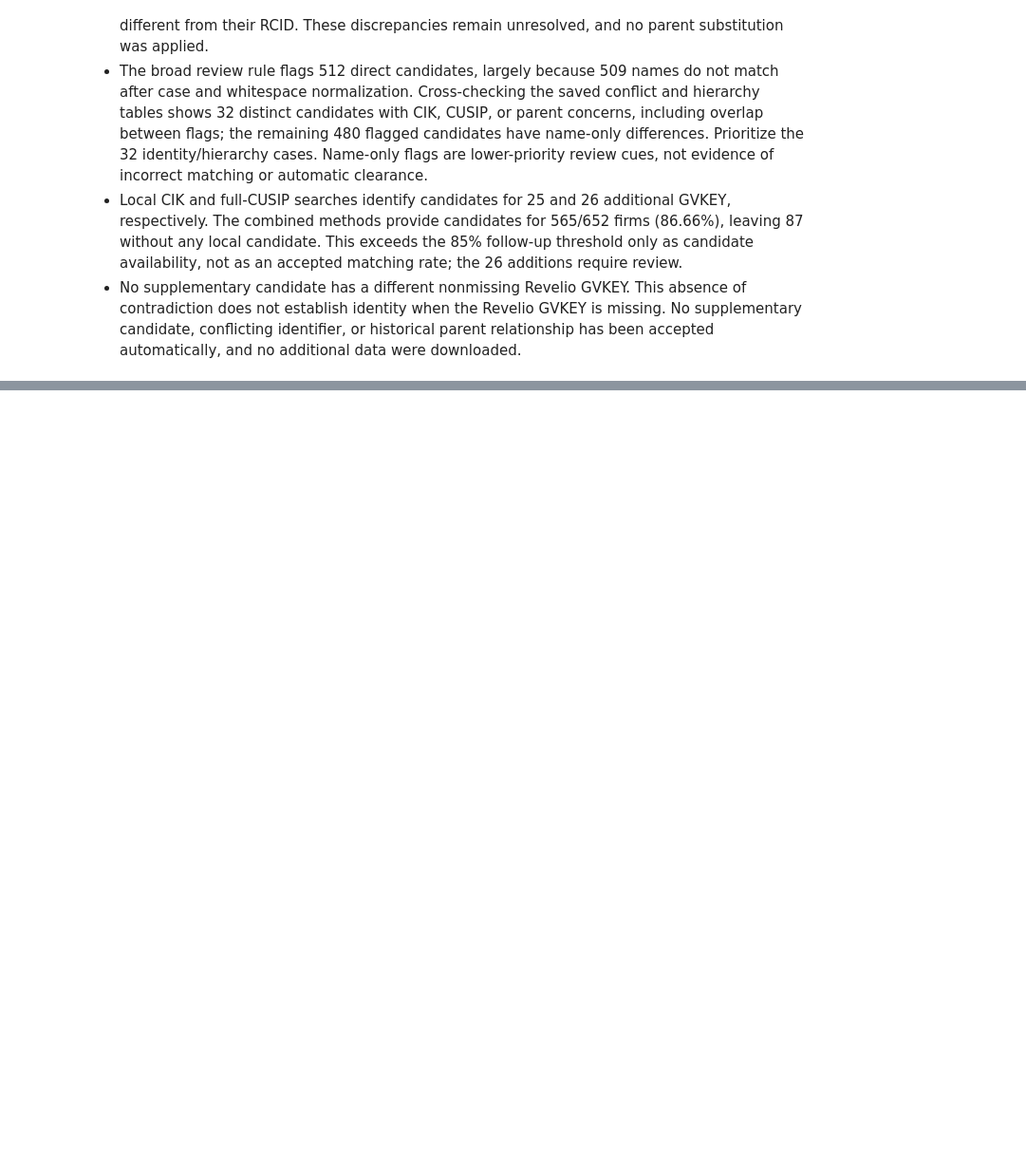
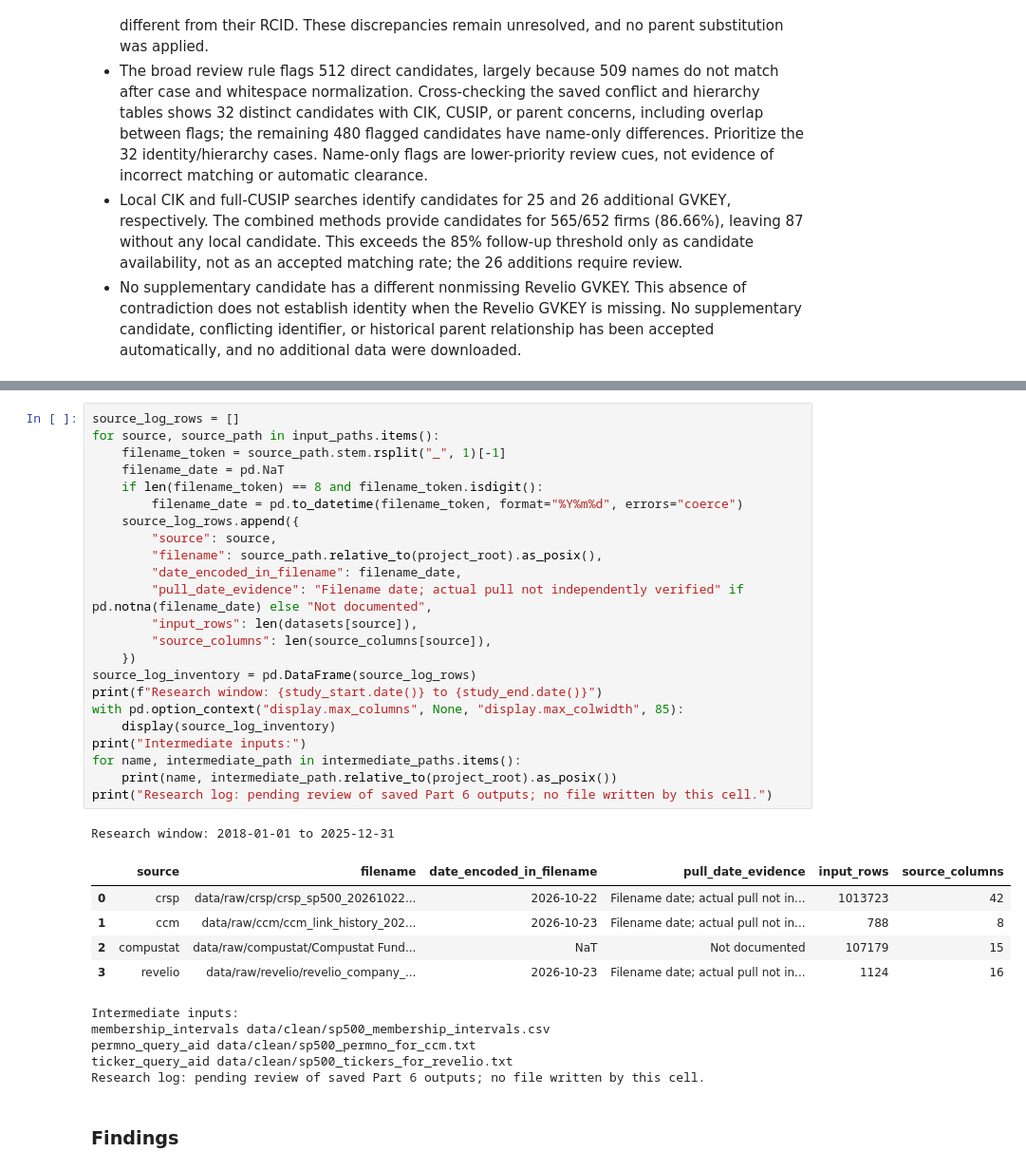
Before and after one commit to kptransfer2024-cmd/ai-workforce-statements, a Jupyter notebook: code/notebooks/01_build_firm_crosswalk.ipynb, the cells around one changed output, grey strips where cells are left out. Shown at 95% size. Saved outputs shown, nothing was run; the diff lists cells and outputs as text; blank space fills up the shorter version.

Commit message:
crosswalk notebook part 6 OK

```diff
--- a/code/notebooks/01_build_firm_crosswalk.ipynb
+++ b/code/notebooks/01_build_firm_crosswalk.ipynb
@@ -2352,0 +2810,37 @@ Direct-candidate rows with review flags: 512; preview limit: 30
+# %%
+source_log_rows = []
+for source, source_path in input_paths.items():
+    filename_token = source_path.stem.rsplit("_", 1)[-1]
+    filename_date = pd.NaT
+    if len(filename_token) == 8 and filename_token.isdigit():
+        filename_date = pd.to_datetime(filename_token, format="%Y%m%d", errors="coerce")
+    source_log_rows.append({
+        "source": source,
+        "filename": source_path.relative_to(project_root).as_posix(),
+        "date_encoded_in_filename": filename_date,
+        "pull_date_evidence": "Filename date; actual pull not independently verified" if pd.notna(filename_date) else "Not documented",
+        "input_rows": len(datasets[source]),
+        "source_columns": len(source_columns[source]),
+    })
+source_log_inventory = pd.DataFrame(source_log_rows)
+print(f"Research window: {study_start.date()} to {study_end.date()}")
+with pd.option_context("display.max_columns", None, "display.max_colwidth", 85):
+    display(source_log_inventory)
+print("Intermediate inputs:")
+for name, intermediate_path in intermediate_paths.items():
+    print(name, intermediate_path.relative_to(project_root).as_posix())
+print("Research log: pending review of saved Part 6 outputs; no file written by this cell.")
+# %% [output]
+Research window: 2018-01-01 to 2025-12-31
+|  | source | filename | date_encoded_in_filename | pull_date_evidence | input_rows | source_columns |
+| 0 | crsp | data/raw/crsp/crsp_sp500_20261022... | 2026-10-22 | Filename date; actual pull not in... | 1013723 | 42 |
+| 1 | ccm | data/raw/ccm/ccm_link_history_202... | 2026-10-23 | Filename date; actual pull not in... | 788 | 8 |
+| 2 | compustat | data/raw/compustat/Compustat Fund... | NaT | Not documented | 107179 | 15 |
+| 3 | revelio | data/raw/revelio/revelio_company_... | 2026-10-23 | Filename date; actual pull not in... | 1124 | 16 |
+Intermediate inputs:
+membership_intervals data/clean/sp500_membership_intervals.csv
+permno_query_aid data/clean/sp500_permno_for_ccm.txt
+ticker_query_aid data/clean/sp500_tickers_for_revelio.txt
+Research log: pending review of saved Part 6 outputs; no file written by this cell.
+# %% [markdown]
+### Findings
```
Also changed, not shown: parts of 12 cells of this notebook.
